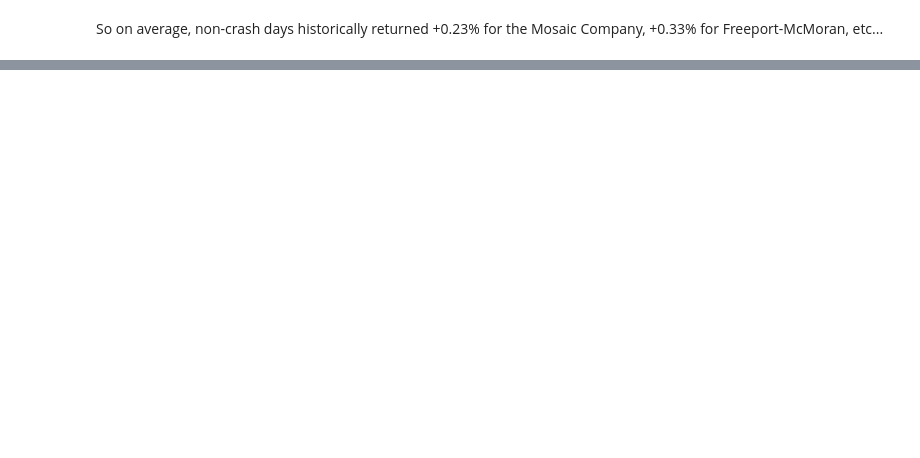
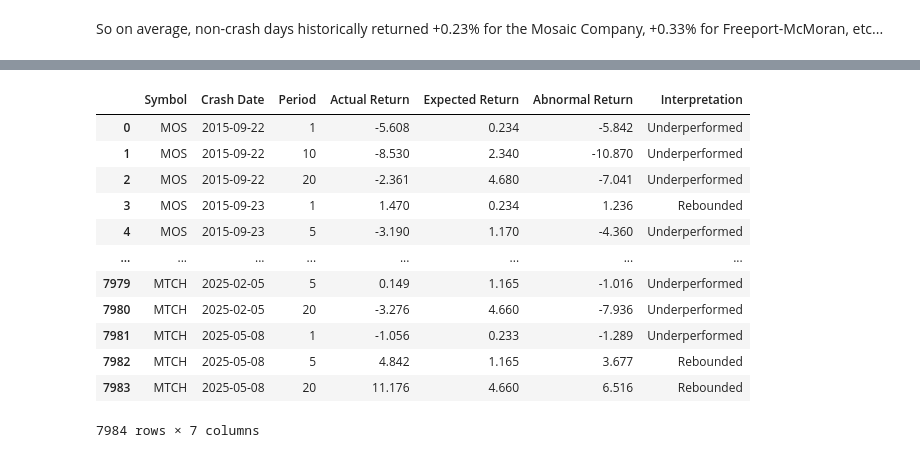
Before and after one commit to yannzg/sp500-rebounds, a Jupyter notebook: analysis.ipynb, the cells around one changed output, grey strips where cells are left out. Saved outputs shown, nothing was run; the diff lists cells and outputs as text; code cells hidden in the pictures; blank space fills up the shorter version.

Commit message:
adding rebounds computation

```diff
--- a/analysis.ipynb
+++ b/analysis.ipynb
@@ -500,0 +501,63 @@ So on average, non-crash days historically returned +0.23% for the Mosaic Compan
+# %%
+results = []
+
+for symbol in symbols:
+
+    expected_return = stocks_info[stocks_info["Symbol"] == symbol]["Expected Return"].values[0]
+    threshold = stocks_info[stocks_info["Symbol"] == symbol]["Crash Threshold"].values[0]
+
+    prices = stocks["Close"][symbol]
+    returns = prices.pct_change()
+
+    for date in returns.index:
+        daily_returns = returns[date]
+
+        # Skip NaN and non-crash days
+        if pd.isna(daily_returns):
+            continue
+
+        if daily_returns <= threshold:
+            crash_price = prices[date]
+
+            for period in [1, 5, 10, 20]:
+                later_date = date + pd.Timedelta(days=period)
+
+                if later_date not in prices.index:
+                    continue
+
+                future_price = prices[later_date]
+
+                actual_return_pct = (future_price / crash_price - 1)* 100
+                expected_return_pct = expected_return * period
+                difference = actual_return_pct - expected_return_pct
+
+                results.append({
+                    "Symbol": symbol,
+                    "Crash Date": date,
+                    "Period": period,
+                    "Actual Return": actual_return_pct.round(3),
+                    "Expected Return": expected_return_pct.round(3),
+                    "Abnormal Return": difference.round(3)
+                })
+
+
+crashes = pd.DataFrame(results)
+crashes["Interpretation"] = crashes["Abnormal Return"].apply(
+    lambda x: "Rebounded" if x > 0 else ("Normal" if x == 0 else "Underperformed")
+)
+
+crashes
+# %% [output]
+|  | Symbol | Crash Date | Period | Actual Return | Expected Return | Abnormal Return | Interpretation |
+| 0 | MOS | 2015-09-22 | 1 | -5.608 | 0.234 | -5.842 | Underperformed |
+| 1 | MOS | 2015-09-22 | 10 | -8.530 | 2.340 | -10.870 | Underperformed |
+| 2 | MOS | 2015-09-22 | 20 | -2.361 | 4.680 | -7.041 | Underperformed |
+| 3 | MOS | 2015-09-23 | 1 | 1.470 | 0.234 | 1.236 | Rebounded |
+| 4 | MOS | 2015-09-23 | 5 | -3.190 | 1.170 | -4.360 | Underperformed |
+| ... | ... | ... | ... | ... | ... | ... | ... |
+| 7979 | MTCH | 2025-02-05 | 5 | 0.149 | 1.165 | -1.016 | Underperformed |
+| 7980 | MTCH | 2025-02-05 | 20 | -3.276 | 4.660 | -7.936 | Underperformed |
+| 7981 | MTCH | 2025-05-08 | 1 | -1.056 | 0.233 | -1.289 | Underperformed |
+| 7982 | MTCH | 2025-05-08 | 5 | 4.842 | 1.165 | 3.677 | Rebounded |
+| 7983 | MTCH | 2025-05-08 | 20 | 11.176 | 4.660 | 6.516 | Rebounded |
+7984 rows × 7 columns
```
Also changed, not shown: parts of 10 cells of this notebook.
